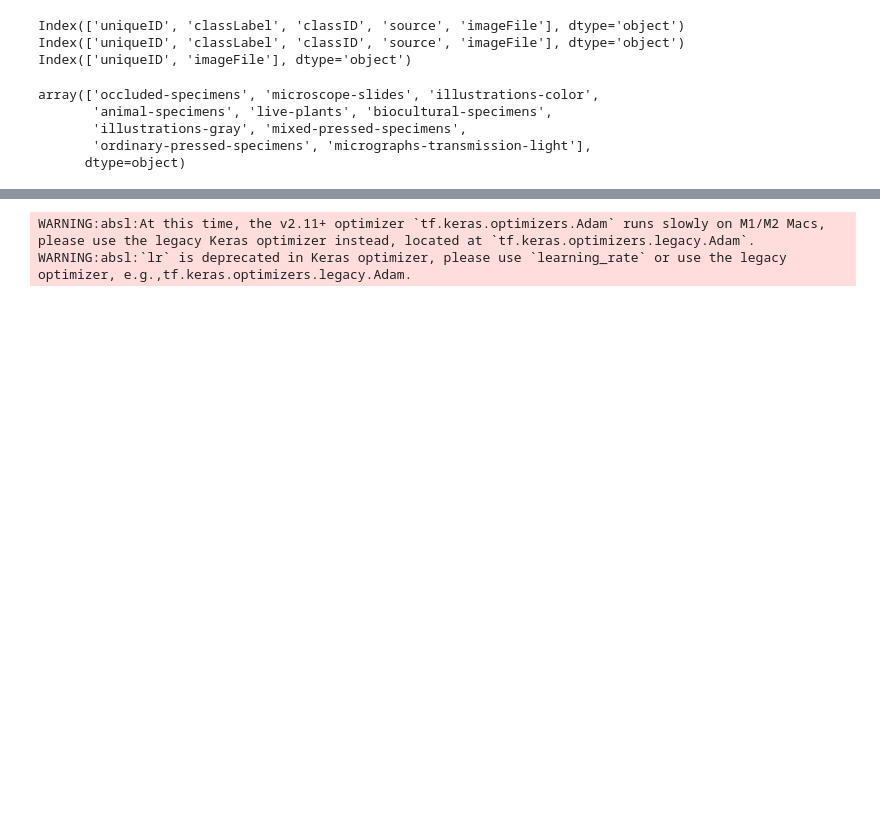
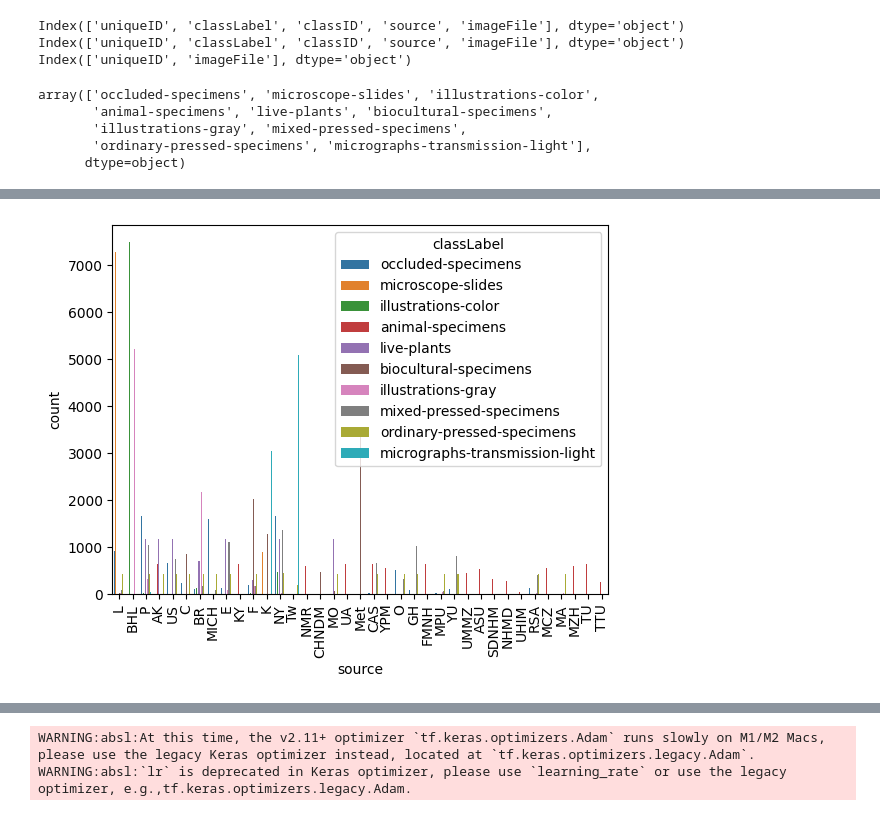
Before and after one commit to annahauk/NYBG, a Jupyter notebook: Anna/epochs.ipynb, the cells around one changed output, grey strips where cells are left out. Drawn from its saved outputs; the diff is of its cells as text; code cells hidden in the pictures; blank space fills up the shorter version.

```diff
--- a/Anna/epochs.ipynb
+++ b/Anna/epochs.ipynb
@@ -106,0 +131,11 @@ array(['occluded-specimens', 'microscope-slides', 'illustrations-color',
+# %%
+# visualizing the correlation between 'source' and 'classLabel'
+import seaborn as sns
+import matplotlib.pyplot as plt
+sns.countplot(x='source', hue='classLabel', data=df_train)
+# rotate x labels by 90
+plt.xticks(rotation=90)
+plt.size = (20, 25)
+plt.show()
+# %% [output]
+[figure, added]
```
Also changed, not shown: parts of 7 cells of this notebook.
